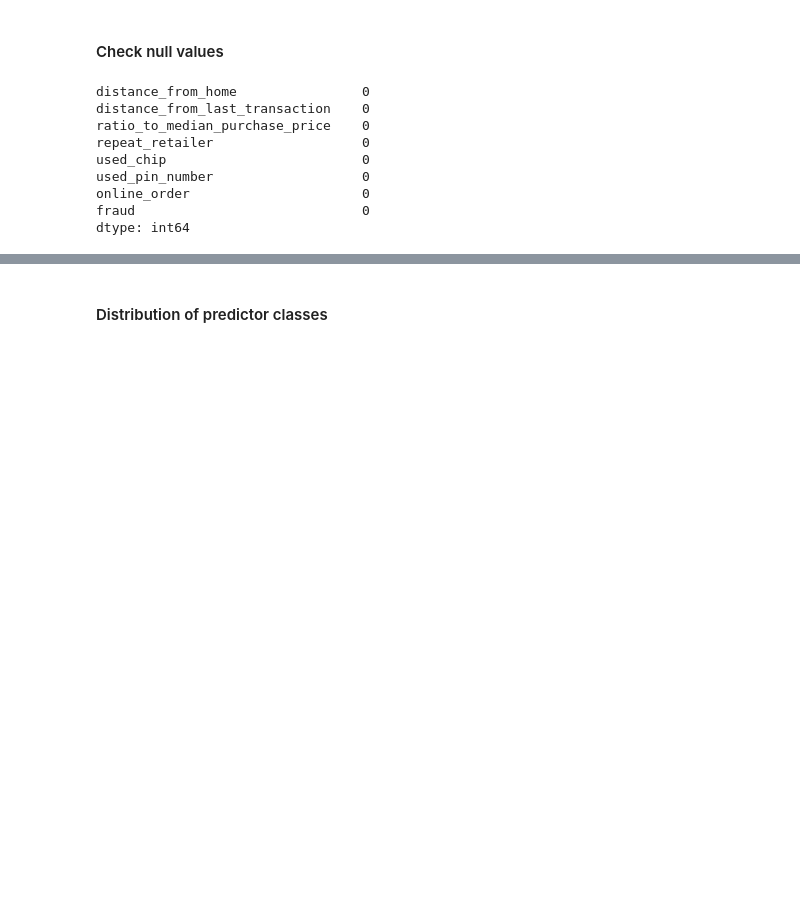
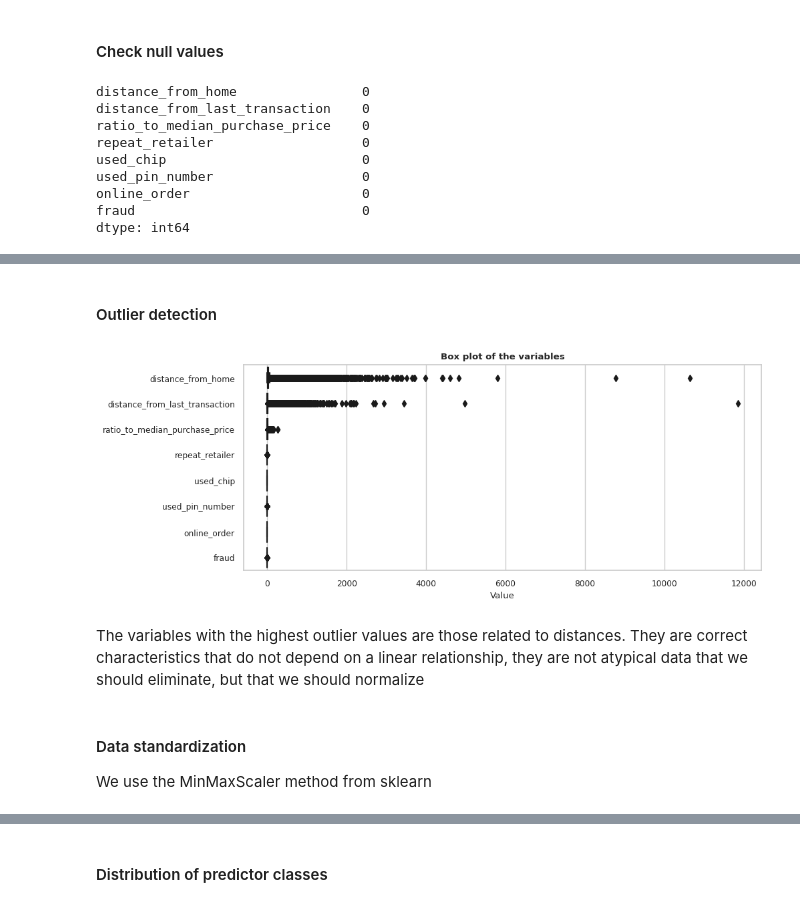
Before and after one commit to William-CCS96/Credit-card-fraud-predictive-model-with_decision_tree_and_random_forest, a Jupyter notebook: notebooks/0.0-credit_card_fraud_predictive_model_with_decision_tree_and_random_forest-introduction.ipynb, the cells around one changed output, grey strips where cells are left out. Drawn from its saved outputs; the diff is of its cells as text; code cells hidden in the pictures; blank space fills up the shorter version.

```diff
--- a/notebooks/0.0-credit_card_fraud_predictive_model_with_decision_tree_and_random_forest-introduction.ipynb
+++ b/notebooks/0.0-credit_card_fraud_predictive_model_with_decision_tree_and_random_forest-introduction.ipynb
@@ -142,0 +172,16 @@ dtype: int64
+# %% [markdown]
+#### Outlier detection
+# %%
+plt.figure(figsize=(10, 4))
+
+sns.boxplot(data=df, orient="h", color=colors[0])
+plt.title("Box plot of the variables", fontweight='bold')
+plt.xlabel("Value")
+plt.show()
+# %% [output]
+[figure, added]
+# %% [markdown]
+The variables with the highest outlier values are those related to distances. They are correct characteristics that do not depend on a linear relationship, they are not atypical data that we should eliminate, but that we should normalize
+# %% [markdown]
+#### Data standardization
+We use the MinMaxScaler method from sklearn
```
Also changed, not shown: parts of 48 cells of this notebook.
